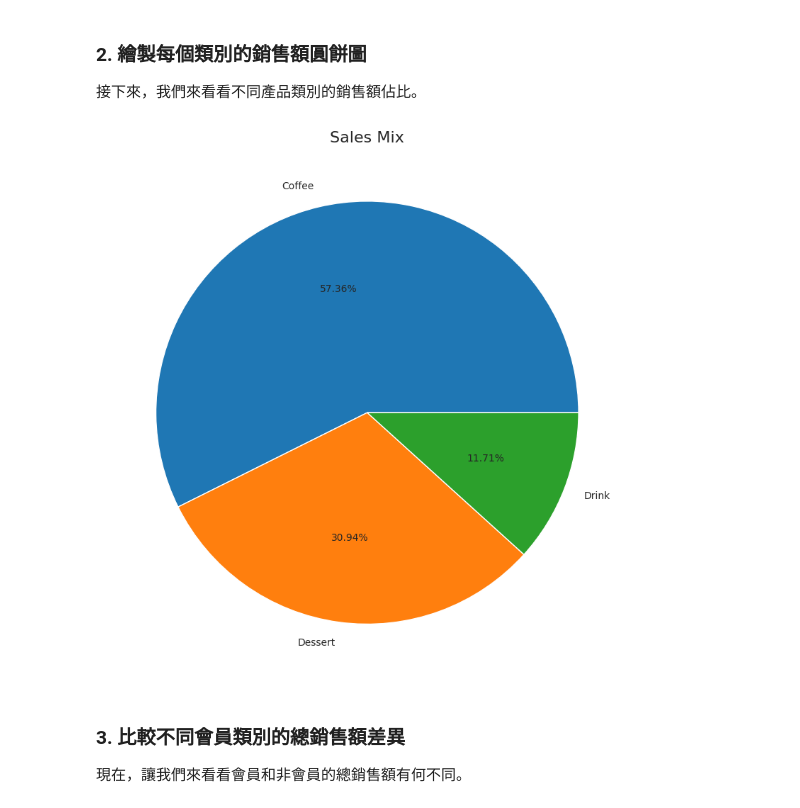
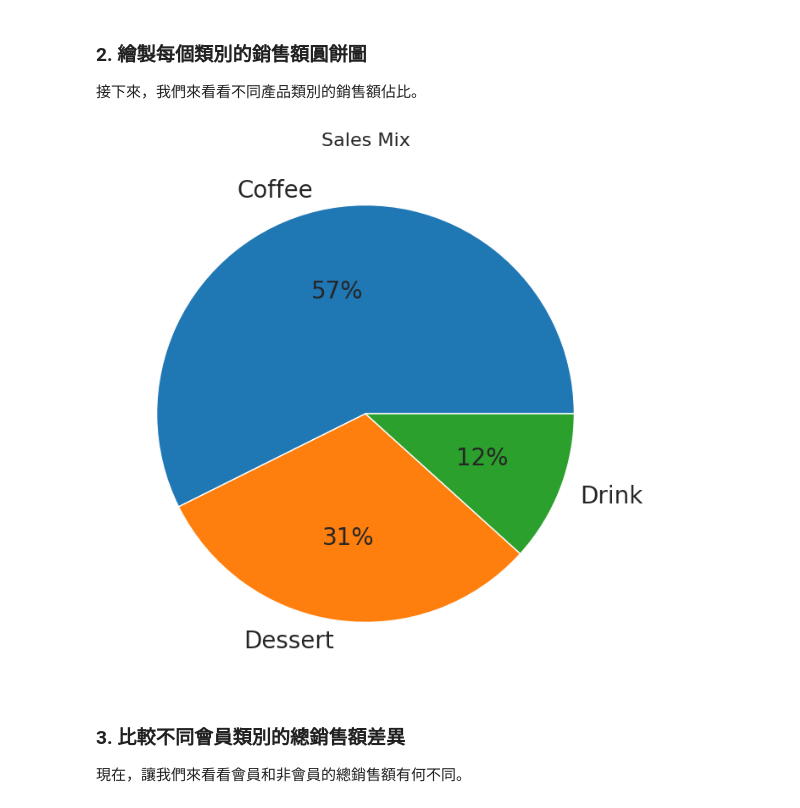
Before and after one commit to ChungyiBossi/GjunDataAnaysis, a Jupyter notebook: coffee_shop.ipynb, the cells around one changed output. Saved outputs shown, nothing was run; the diff lists cells and outputs as text; code cells hidden in the pictures.

```diff
--- a/coffee_shop.ipynb
+++ b/coffee_shop.ipynb
@@ -18,8 +27,8 @@ Requirement already satisfied: six>=1.5 in /usr/local/lib/python3.12/dist-packag
 import pandas as pd
 
 # 讀取 CSV 檔案
-# df = pd.read_csv('/content/coffee_shop.csv')
-df = pd.read_csv('/content/drive/MyDrive/工作/2026/巨匠北認-商業資料分析/coffee_shop.csv')
+# df = pd.read_csv('/content/coffee_shop.csv') # 手動上傳的讀取方式
+df = pd.read_csv('/content/drive/MyDrive/工作/2026/巨匠北認-商業資料分析/0718/coffee_shop.csv') # DataFrame
 
-print(type(df))
+type(df)
 # %% [output]
@@ -64,0 +74,4 @@ df[['Product', 'Category', 'Price']] # index為一個List
+# %%
+df['TotalPrice'] = df['Price'] * df['Quantity']
+print(type(df['TotalPrice']))
+df.head()
@@ -207,26 +369,23 @@ Passing `palette` without assigning `hue` is deprecated and will be removed in v
 
 接下來，我們來看看不同產品類別的銷售額佔比。
 # %%
-# 計算每個交易的總銷售額
 df['TotalSales'] = df['Price'] * df['Quantity']
 
-# 計算每個類別的總銷售額
-category_sales = df.groupby('Category')['TotalSales'].sum().sort_values(ascending=False)
+category_sales = df.groupby('Category')['TotalSales'].sum()
 
-# 繪製圓餅圖
 plt.figure(figsize=(8, 8))
 plt.pie(
     category_sales,
     labels=category_sales.index,
-    autopct='%1.2f%%',
+    autopct='%1.0f%%',
+    textprops={'fontsize': 20} # 增加百分比文字大小
 )
 plt.title('Sales Mix', fontsize=16)
-plt.ylabel('') # 移除Y軸標籤，因為圓餅圖不需要
-plt.tight_layout()
-plt.savefig('category_sales_pie.png') # 儲存圖片
+plt.ylabel('')
+plt.savefig('category_sales_pie.png')
 plt.show()
 # %% [output]
-[figure, old version]
+[figure, new version]
 # %% [markdown]
 ### 3. 比較不同會員類別的總銷售額差異
 
```
Also changed, not shown: parts of 30 cells of this notebook.
